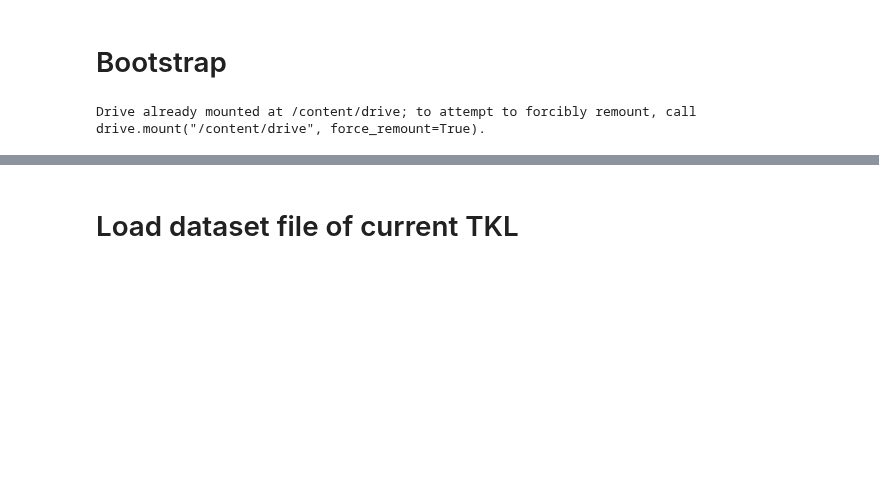
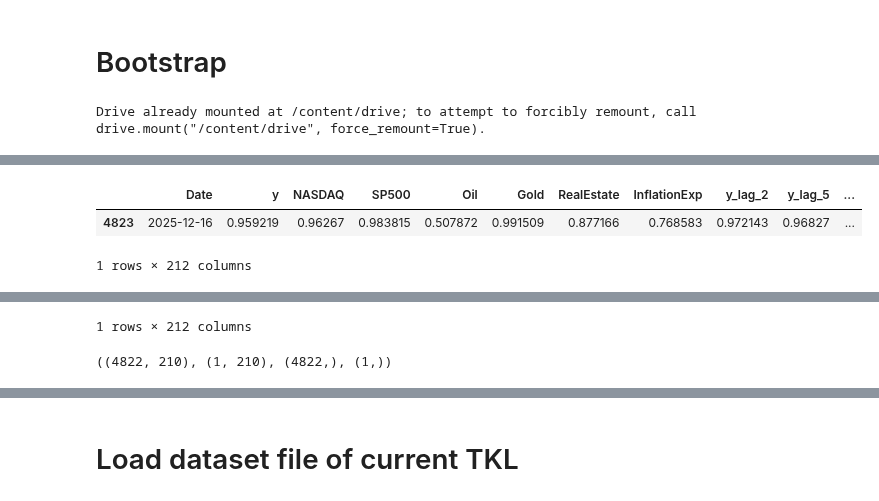
Before and after one commit to GuyRayOv/Stocks, a Jupyter notebook: notebooks/racing models.ipynb, the cells around one changed output, grey strips where cells are left out. Drawn from its saved outputs; the diff is of its cells as text; code cells hidden in the pictures; blank space fills up the shorter version.

```diff
--- a/notebooks/racing models.ipynb
+++ b/notebooks/racing models.ipynb
@@ -85,0 +188,39 @@ Successfully installed jedi-0.19.2
+# %%
+def generate_ts_features(df, lags=[2,5,10,22,66], windows=[5,10,22,66]):
+
+  # Identify columns to generate features for (excluding 'index' column which is the date)
+  base_cols = [c for c in df.columns if c not in ['Date','index']]
+
+  for base_col in base_cols:
+
+    for lag in lags:
+      df[f"{base_col}_lag_{lag}"] = df[base_col].shift(lag)
+
+  # Generate rolling window statistics for the current base_col
+    for window in windows:
+      df[f"{base_col}_min_{window}"] = df[base_col].rolling(window=window).min()
+      df[f"{base_col}_max_{window}"] = df[base_col].rolling(window=window).max()
+      df[f"{base_col}_mean_{window}"] = df[base_col].rolling(window=window).mean()
+      df[f"{base_col}_std_{window}"]  = df[base_col].rolling(window=window).std()
+      df[f"{base_col}_diff_{window}"] = df[base_col].diff(window)
+      df[f"{base_col}_pct_{window}"] = df[base_col].pct_change(window)
+
+  df['y_next'] = df['y'].shift(-1)                            # y_next = tomorrow's y (close price)
+  df.loc[df.index[-1], 'y_next'] = df.loc[df.index[-1], 'y']  # the TARGET cell. y_next tomorrow = y today
+  df = df.fillna(method='ffill').fillna(method='bfill')
+
+  return df
+
+df = generate_ts_features(df)
+df_orig = generate_ts_features(df_orig)
+
+# Replace infinite values with NaN in X_train and y_train
+df = df.replace([np.inf, -np.inf], np.nan)
+df = df.fillna(method='ffill').fillna(method='bfill')
+
+display(df.tail(1))
+display(df_orig.tail(1))
+# %% [output]
+|  | Date | y | NASDAQ | SP500 | Oil | Gold | RealEstate | InflationExp | y_lag_2 | y_lag_5 | ... |
+| 4823 | 2025-12-16 | 0.959219 | 0.96267 | 0.983815 | 0.507872 | 0.991509 | 0.877166 | 0.768583 | 0.972143 | 0.96827 | ... |
+1 rows × 212 columns
@@ -85,0 +229,13 @@ Successfully installed jedi-0.19.2
+1 rows × 212 columns
+# %%
+X = df.drop(columns=['Date','y_next'])
+y = df['y_next']
+
+X_train, X_test = X.iloc[:-2], X.iloc[-1:]
+y_train, y_test = y.iloc[:-2], y.iloc[-1:]
+
+del X,y
+
+X_train.shape, X_test.shape, y_train.shape, y_test.shape
+# %% [output]
+((4822, 210), (1, 210), (4822,), (1,))
```
Also changed, not shown: parts of 28 cells of this notebook, 7 other files.
